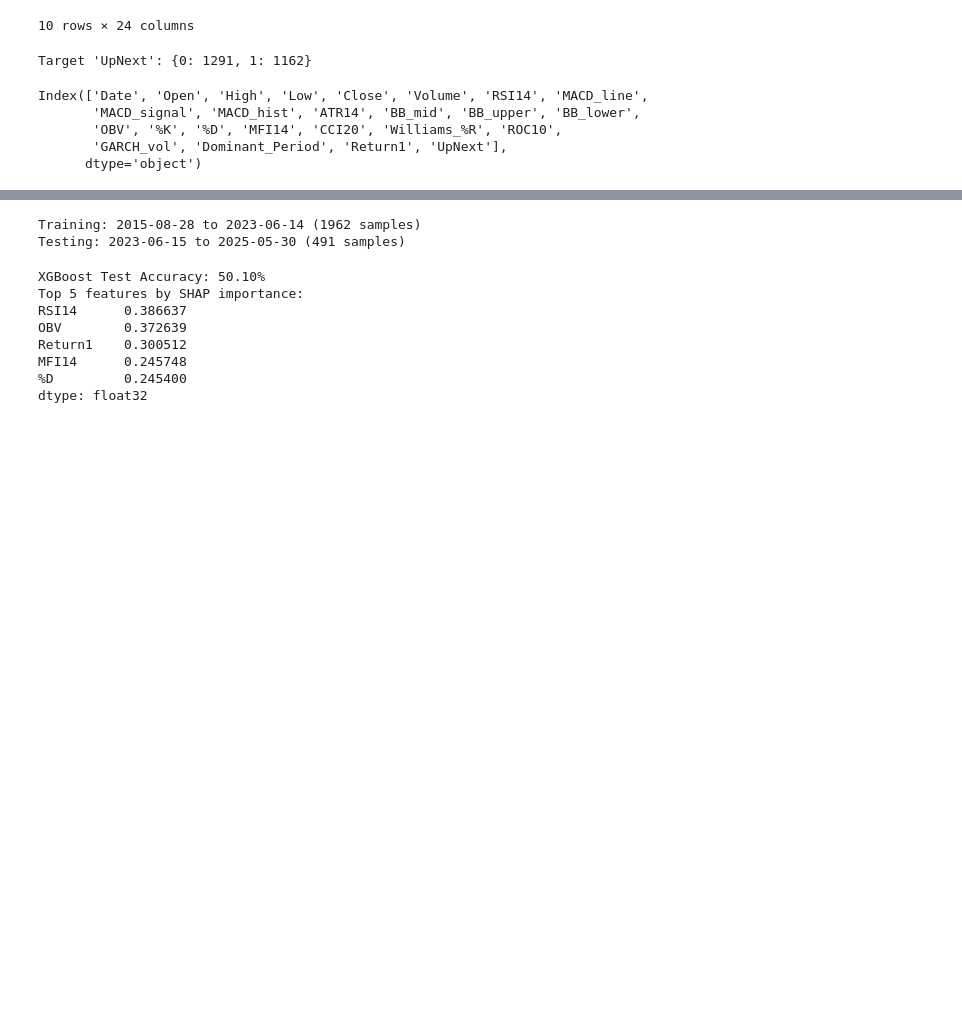
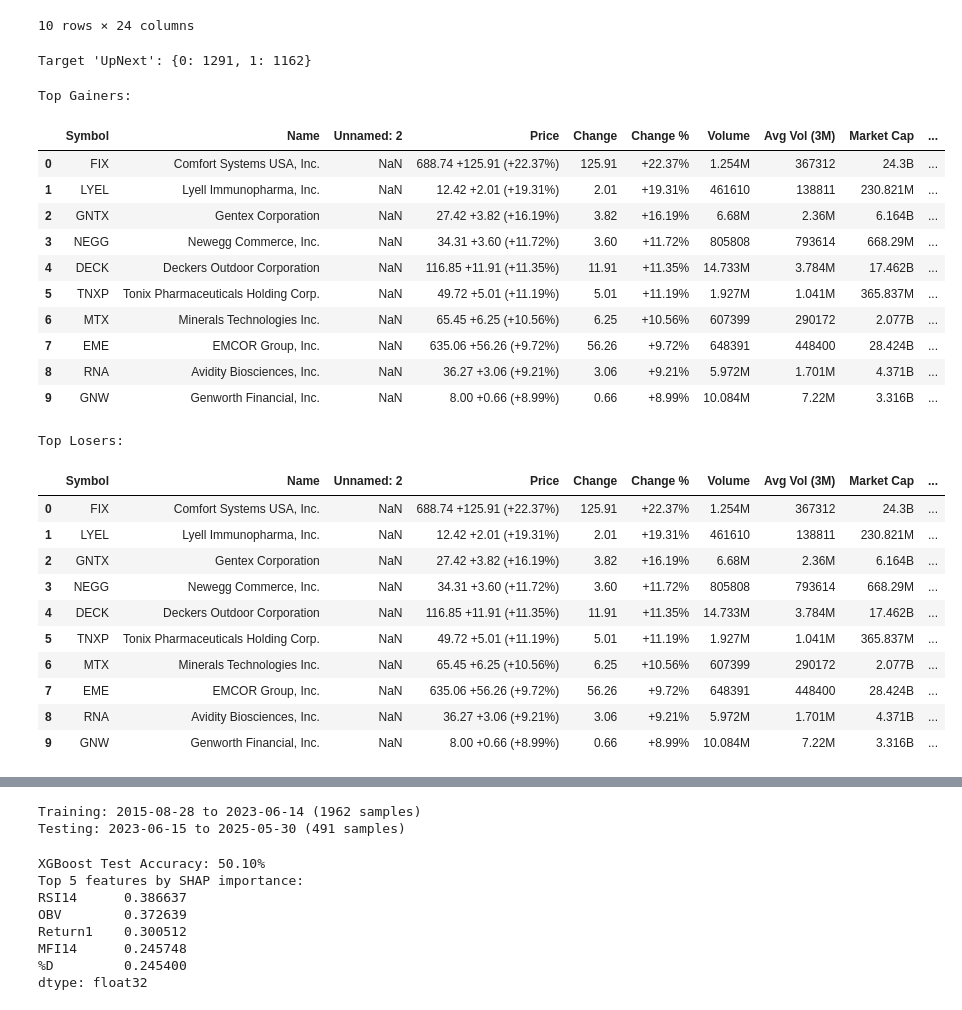
Before and after one commit to cmlpolymath/Notebooks, a Jupyter notebook: Stocks/stock_algo.ipynb, the cells around one changed output, grey strips where cells are left out. Cells and saved outputs as stored; diff of their text form; code cells hidden in the pictures; blank space fills up the shorter version.

```diff
--- a/Stocks/stock_algo.ipynb
+++ b/Stocks/stock_algo.ipynb
@@ -429,10 +281,69 @@ print("Target 'UpNext':", df['UpNext'].value_counts().to_dict())  # distribution
 # %% [output]
 Target 'UpNext': {0: 1291, 1: 1162}
 # %%
-df.columns
+import pandas as pd
+import requests
+import time
+from datetime import datetime
+
+def get_movers(url, cache_time=300):
+    """Cache results to avoid repeated requests"""
+    now = time.time()
+    if not hasattr(get_movers, 'cache'):
+        get_movers.cache = {'time': 0, 'data': None}
+
+    # Return cached data if recent enough
+    if now - get_movers.cache['time'] < cache_time:
+        return get_movers.cache['data']
+
+    try:
+        r = requests.get(url, headers={'User-Agent': 'Mozilla/5.0'})
+        r.raise_for_status()
+        # Parse the HTML tables from the page
+        tables = pd.read_html(r.content)
+        # The first table is usually the desired one
+        data = tables[0]
+        # Cache the result
+        get_movers.cache = {'time': now, 'data': data}
+        return data
+    except Exception as e:
+        print(f"Error fetching data from {url}: {e}")
+        return None
+
+# Fetch gainers and losers
+gainers = get_movers("https://finance.yahoo.com/gainers")
+losers = get_movers("https://finance.yahoo.com/losers")
+
+# Check if data was fetched successfully
+if gainers is not None and not gainers.empty and losers is not None and not losers.empty:
+    print("Top Gainers:")
+    display(gainers.head(10))
+    print("\nTop Losers:")
+    display(losers.head(10))
+else:
+    print("Couldn't fetch data. Please wait and try again later.")
 # %% [output]
-Index(['Date', 'Open', 'High', 'Low', 'Close', 'Volume', 'RSI14', 'MACD_line',
-       'MACD_signal', 'MACD_hist', 'ATR14', 'BB_mid', 'BB_upper', 'BB_lower',
-       'OBV', '%K', '%D', 'MFI14', 'CCI20', 'Williams_%R', 'ROC10',
-       'GARCH_vol', 'Dominant_Period', 'Return1', 'UpNext'],
-      dtype='object')
+Top Gainers:
+|  | Symbol | Name | Unnamed: 2 | Price | Change | Change % | Volume | Avg Vol (3M) | Market Cap | ... |
+| 0 | FIX | Comfort Systems USA, Inc. | NaN | 688.74 +125.91 (+22.37%) | 125.91 | +22.37% | 1.254M | 367312 | 24.3B | ... |
+| 1 | LYEL | Lyell Immunopharma, Inc. | NaN | 12.42 +2.01 (+19.31%) | 2.01 | +19.31% | 461610 | 138811 | 230.821M | ... |
+| 2 | GNTX | Gentex Corporation | NaN | 27.42 +3.82 (+16.19%) | 3.82 | +16.19% | 6.68M | 2.36M | 6.164B | ... |
+| 3 | NEGG | Newegg Commerce, Inc. | NaN | 34.31 +3.60 (+11.72%) | 3.60 | +11.72% | 805808 | 793614 | 668.29M | ... |
+| 4 | DECK | Deckers Outdoor Corporation | NaN | 116.85 +11.91 (+11.35%) | 11.91 | +11.35% | 14.733M | 3.784M | 17.462B | ... |
+| 5 | TNXP | Tonix Pharmaceuticals Holding Corp. | NaN | 49.72 +5.01 (+11.19%) | 5.01 | +11.19% | 1.927M | 1.041M | 365.837M | ... |
+| 6 | MTX | Minerals Technologies Inc. | NaN | 65.45 +6.25 (+10.56%) | 6.25 | +10.56% | 607399 | 290172 | 2.077B | ... |
+| 7 | EME | EMCOR Group, Inc. | NaN | 635.06 +56.26 (+9.72%) | 56.26 | +9.72% | 648391 | 448400 | 28.424B | ... |
+| 8 | RNA | Avidity Biosciences, Inc. | NaN | 36.27 +3.06 (+9.21%) | 3.06 | +9.21% | 5.972M | 1.701M | 4.371B | ... |
+| 9 | GNW | Genworth Financial, Inc. | NaN | 8.00 +0.66 (+8.99%) | 0.66 | +8.99% | 10.084M | 7.22M | 3.316B | ... |
+Top Losers:
+|  | Symbol | Name | Unnamed: 2 | Price | Change | Change % | Volume | Avg Vol (3M) | Market Cap | ... |
+| 0 | FIX | Comfort Systems USA, Inc. | NaN | 688.74 +125.91 (+22.37%) | 125.91 | +22.37% | 1.254M | 367312 | 24.3B | ... |
+| 1 | LYEL | Lyell Immunopharma, Inc. | NaN | 12.42 +2.01 (+19.31%) | 2.01 | +19.31% | 461610 | 138811 | 230.821M | ... |
+| 2 | GNTX | Gentex Corporation | NaN | 27.42 +3.82 (+16.19%) | 3.82 | +16.19% | 6.68M | 2.36M | 6.164B | ... |
+| 3 | NEGG | Newegg Commerce, Inc. | NaN | 34.31 +3.60 (+11.72%) | 3.60 | +11.72% | 805808 | 793614 | 668.29M | ... |
+| 4 | DECK | Deckers Outdoor Corporation | NaN | 116.85 +11.91 (+11.35%) | 11.91 | +11.35% | 14.733M | 3.784M | 17.462B | ... |
+| 5 | TNXP | Tonix Pharmaceuticals Holding Corp. | NaN | 49.72 +5.01 (+11.19%) | 5.01 | +11.19% | 1.927M | 1.041M | 365.837M | ... |
+| 6 | MTX | Minerals Technologies Inc. | NaN | 65.45 +6.25 (+10.56%) | 6.25 | +10.56% | 607399 | 290172 | 2.077B | ... |
+| 7 | EME | EMCOR Group, Inc. | NaN | 635.06 +56.26 (+9.72%) | 56.26 | +9.72% | 648391 | 448400 | 28.424B | ... |
+| 8 | RNA | Avidity Biosciences, Inc. | NaN | 36.27 +3.06 (+9.21%) | 3.06 | +9.21% | 5.972M | 1.701M | 4.371B | ... |
+| 9 | GNW | Genworth Financial, Inc. | NaN | 8.00 +0.66 (+8.99%) | 0.66 | +8.99% | 10.084M | 7.22M | 3.316B | ... |
```
Also changed, not shown: parts of 25 cells of this notebook, 24 other files.
